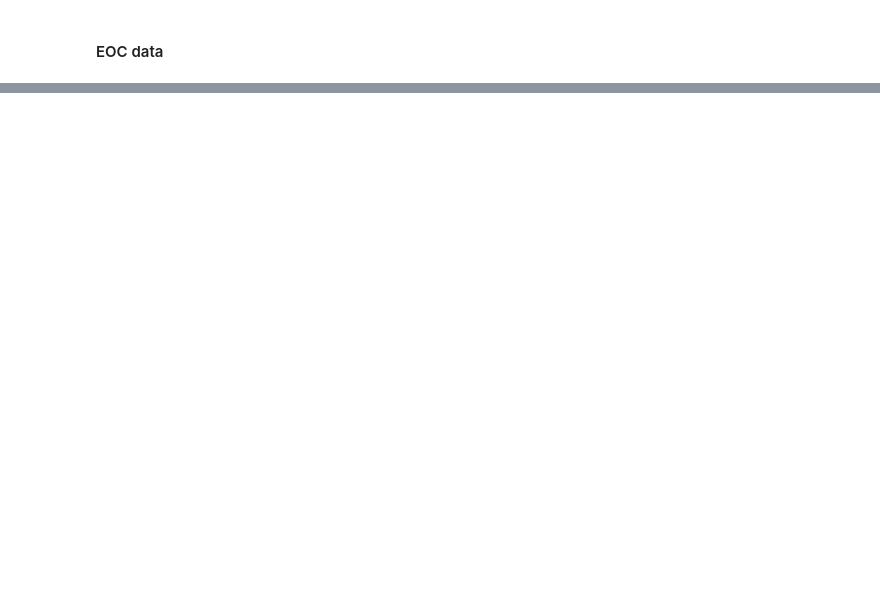
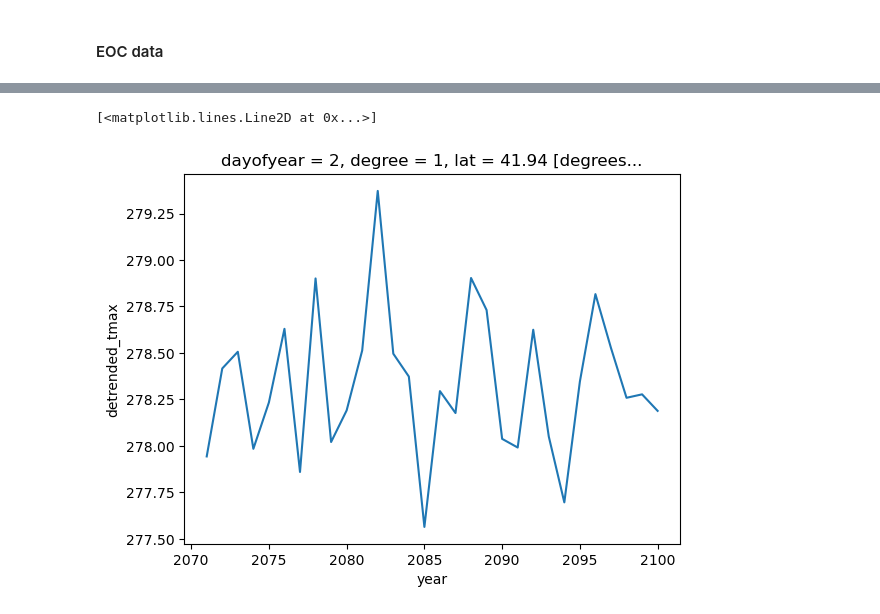
Before and after one commit to hrhampapura/moment_delta_mapping, a Jupyter notebook: lens_analysis/plots/Detrended/detrending.ipynb, the cells around one changed output, grey strips where cells are left out. Cells and saved outputs as stored; diff of their text form; code cells hidden in the pictures; blank space fills up the shorter version.

```diff
--- a/lens_analysis/plots/Detrended/detrending.ipynb
+++ b/lens_analysis/plots/Detrended/detrending.ipynb
@@ -278,0 +423,5 @@ tdgeoc_detrended.to_dataset().to_zarr(cvals+'eoc_detrended.zarr')
+# %%
+tdgeoc_det_chic.plot()
+# %% [output]
+[<matplotlib.lines.Line2D at 0x...>]
+[figure, added]
```
Also changed, not shown: parts of 16 cells of this notebook.
